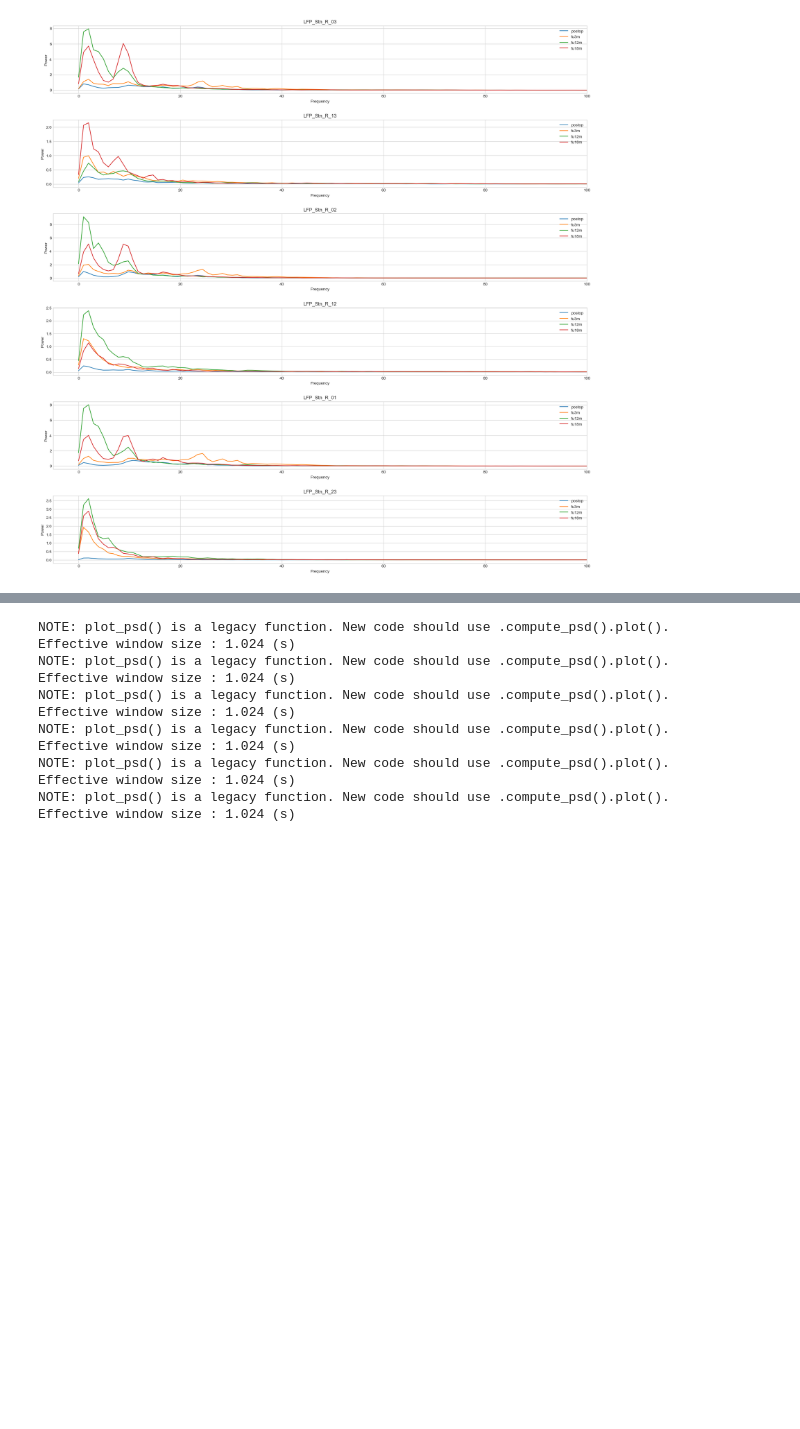
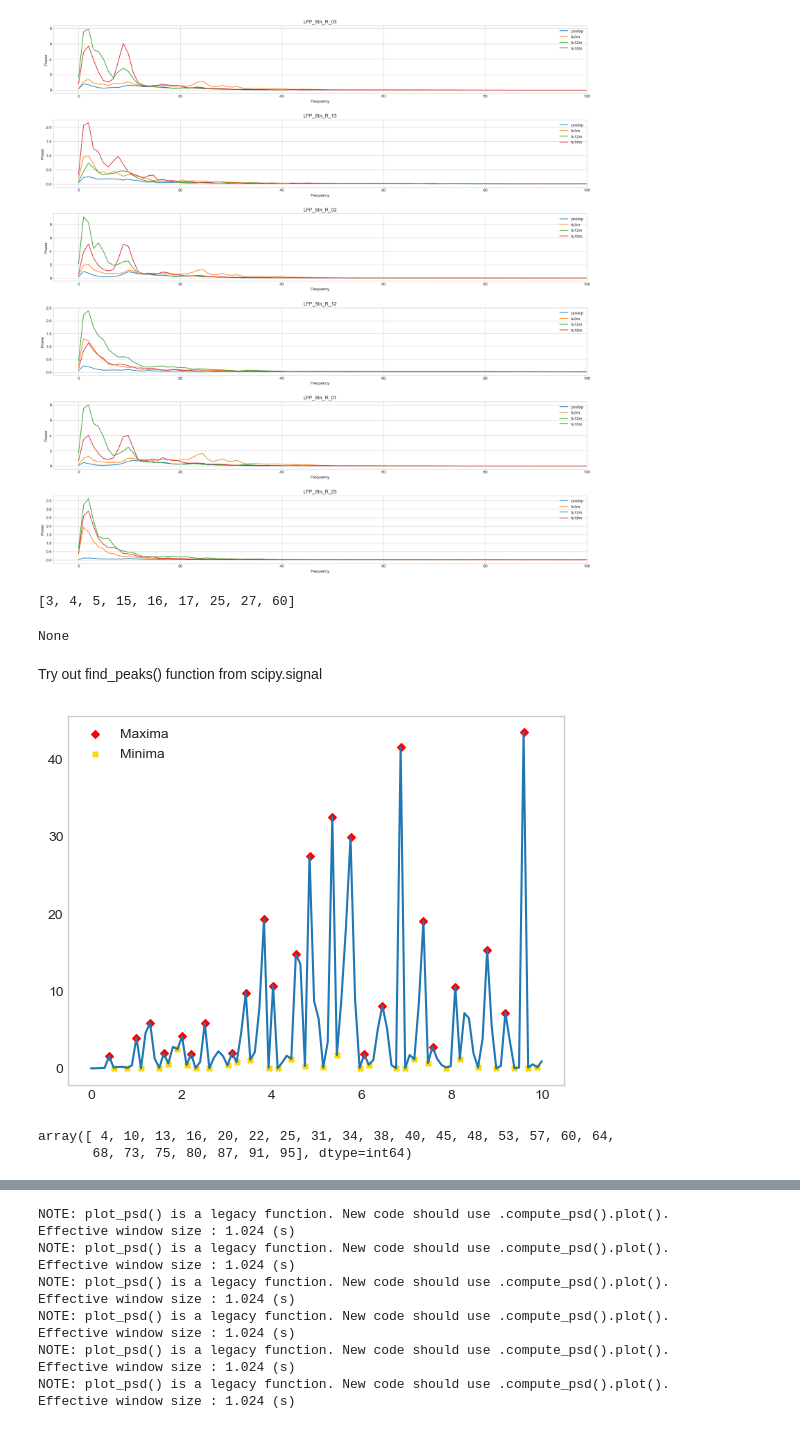
Before and after one commit to jgvhabets/PyPerceive, a Jupyter notebook: code/notebooks/percept_tf_analysis.ipynb, the cells around one changed output, grey strips where cells are left out. Drawn from its saved outputs; the diff is of its cells as text; code cells hidden in the pictures; blank space fills up the shorter version.

```diff
--- a/code/notebooks/percept_tf_analysis.ipynb
+++ b/code/notebooks/percept_tf_analysis.ipynb
@@ -591,3 +598,61 @@ plt.show()
 # for adding subplots use Figure.add_subplot()
 # %% [output]
 [figure]
+# %%
+
+np.array([3,4,5,15,16,17,25,27,60])
+x
+# %% [output]
+[3, 4, 5, 15, 16, 17, 25, 27, 60]
+# %%
+peak_pos = np.array([3,4,5,15,16,17,25,27,60])
+
+listx =[]
+x_range = np.arange(10, 36)
+for x in peak_pos:
+    if x in x_range:
+        x_peak_pos = np.array(listx.append(x))
+
+print(x_peak_pos)
+# %% [output]
+None
+# %% [markdown]
+Try out find_peaks() function from scipy.signal
+# %%
+x = np.linspace(0,10, 100)
+y = x*np.random.randn(100)**2
+
+#Find peaks
+peaks = signal.find_peaks(y, height = 1, threshold = 1, distance = 1)
+height = peaks[1]['peak_heights'] #list of the heights of the peaks
+peak_pos = x[peaks[0]] #list of the peaks positions
+
+# # select peaks only within a x-axis range
+# sel_peak_pos = []
+# sel_range = np.arange(10, 36)
+# for p in peak_pos:
+#     if p in sel_range:
+#         sel_peak_pos.append(p)
+
+
+#Finding the minima
+y2 = y*-1
+minima = signal.find_peaks(y2)
+min_pos = x[minima[0]] #list of the minima positions
+min_height = y2[minima[0]] #list of the mirrored minima heights
+
+#Plotting
+fig = plt.figure()
+ax = fig.subplots()
+ax.plot(x,y)
+ax.scatter(peak_pos, height, color = 'r', s = 15, marker = 'D', label = 'Maxima')
+ax.scatter(min_pos, min_height*-1, color = 'gold', s = 15, marker = 'X', label = 'Minima')
+ax.legend()
+ax.grid()
+plt.show()
+
+peaks[0]
+# %% [output]
+[figure, added]
+array([ 4, 10, 13, 16, 20, 22, 25, 31, 34, 38, 40, 45, 48, 53, 57, 60, 64,
+       68, 73, 75, 80, 87, 91, 95], dtype=int64)
```
Also changed, not shown: parts of 15 cells of this notebook, 4 other files.
